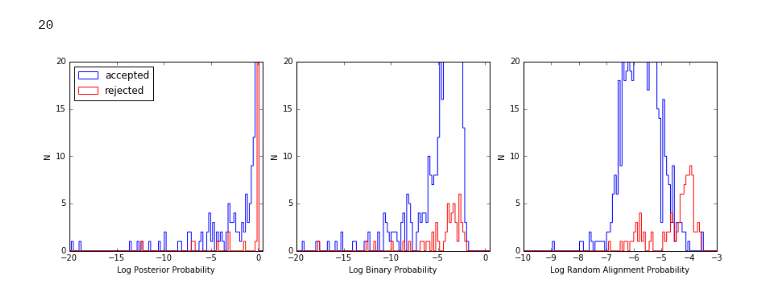
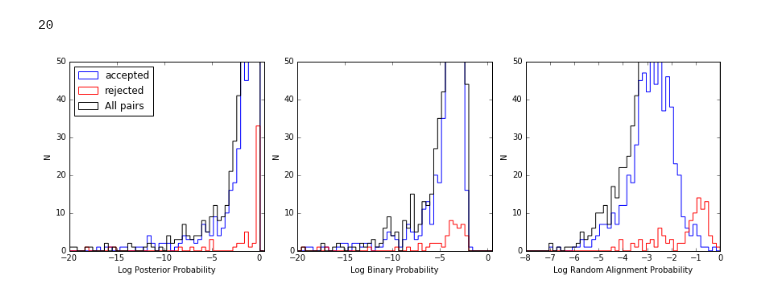
Before and after one commit to astroJeff/gaia_binaries, a Jupyter notebook: notebooks/NLTT.ipynb, the cells around one changed output. Cells and saved outputs as stored; diff of their text form; code cells hidden in the pictures.

```diff
--- a/notebooks/NLTT.ipynb
+++ b/notebooks/NLTT.ipynb
@@ -63,7 +71,0 @@ plt.show()
-# %%
-min_t = 1.0e-3*np.ones(len(t))
-tmp_t_ra = np.max((min_t, t['mu_ra_err']), axis=0)
-tmp_t_dec = np.max((min_t, t['mu_dec_err']), axis=0)
-
-t['mu_ra_err'] = tmp_t_ra
-t['mu_dec_err'] = tmp_t_dec
@@ -960,6 +160,8 @@ dtype = [('NLTT_1','i4'),('NLTT_2','i4'),('P_random','f8'),('P_binary','f8'),('C
 prob_out_CG = np.array([], dtype=dtype)
 
 for pair in CG_pairs:
+
+    if len(prob_out_CG)%100 == 0: print len(prob_out_CG)
 
 #    print pair['NLTT-A'], pair['NLTT-B'], pair['CCode']
 
@@ -990,7 +192,6 @@ for pair in CG_pairs:
     # Get probability of random alignment
     P_random = get_P_random_alignment(star1[0], star1[1], star2[0], star2[1],
                                       star1[2], star1[3], star2[2], star2[3],
-                                      pos_density=pos_density, pm_density=pm_density,
                                       catalog=t)
 
     # Get probability due to true binary
@@ -1031,8 +244,11 @@ pair_CG_reject['P_random'][np.where(pair_CG_reject['P_random'] == 0.0)] = 1.0e-5
 pair_CG_accept['P_binary'][np.where(pair_CG_accept['P_binary'] == 0.0)] = 1.0e-55
 pair_CG_reject['P_binary'][np.where(pair_CG_reject['P_binary'] == 0.0)] = 1.0e-55
 
+
 P_CG_accept = pair_CG_accept['P_binary'] / (pair_CG_accept['P_random'] + pair_CG_accept['P_binary'])
 P_CG_reject = pair_CG_reject['P_binary'] / (pair_CG_reject['P_random'] + pair_CG_reject['P_binary'])
+P_full = prob_out['P_binary'] / (prob_out['P_binary'] + prob_out['P_random'] + 1.0e-50)
+P_full[np.where(np.isnan(P_full))] = 1.0e-50
 # %%
 prob_out = pickle.load( open("../data/rNLTT/prob_out.data", "rb"))
 
@@ -1042,46 +258,49 @@ print len(prob_out)
 # %%
 fig, ax = plt.subplots(1, 3, figsize=(12, 4))
 
+nbins = 50
 
 # Full posterior
 xmin, xmax = -20, 0.5
-ax[0].hist(np.log10(P_CG_accept), bins=100, histtype='step', color='b', range=[xmin, xmax], label='accepted')
-ax[0].hist(np.log10(P_CG_reject), bins=100, histtype='step', color='r', range=[xmin, xmax], label='rejected')
+ax[0].hist(np.log10(P_CG_accept), bins=nbins, histtype='step', color='b', range=[xmin, xmax], label='accepted')
+ax[0].hist(np.log10(P_CG_reject), bins=nbins, histtype='step', color='r', range=[xmin, xmax], label='rejected')
+ax[0].hist(np.log10(P_full), bins=nbins, histtype='step', color='k', range=[xmin, xmax], label='All pairs')
 
 ax[0].set_xlim(xmin, xmax)
-ax[0].set_ylim(0.0, 20.0)
+ax[0].set_ylim(0.0, 50.0)
 ax[0].set_xlabel('Log Posterior Probability')
 ax[0].set_ylabel('N')
 
 ax[0].legend(loc=2)
 
 
 
 # P_binary
 xmin, xmax = -20, 0.5
-ax[1].hist(np.log10(pair_CG_accept['P_binary']), bins=100, histtype='step', color='b', range=[xmin, xmax])
-ax[1].hist(np.log10(pair_CG_reject['P_binary']), bins=100, histtype='step', color='r', range=[xmin, xmax])
+ax[1].hist(np.log10(pair_CG_accept['P_binary']), bins=nbins, histtype='step', color='b', range=[xmin, xmax])
+ax[1].hist(np.log10(pair_CG_reject['P_binary']), bins=nbins, histtype='step', color='r', range=[xmin, xmax])
+ax[1].hist(np.log10(prob_out['P_binary'][np.where(prob_out['P_binary'] > 0.0)]), bins=nbins, histtype='step', color='k', range=[xmin, xmax])
 
 ax[1].set_xlim(xmin, xmax)
-ax[1].set_ylim(0.0, 20.0)
+ax[1].set_ylim(0.0, 50.0)
 ax[1].set_xlabel('Log Binary Probability')
 ax[1].set_ylabel('N')
 
 
 
 # P_random
-xmin, xmax = -10, -3
-ax[2].hist(np.log10(pair_CG_accept['P_random']), bins=100, histtype='step', color='b', range=[xmin, xmax])
-ax[2].hist(np.log10(pair_CG_reject['P_random']), bins=100, histtype='step', color='r', range=[xmin, xmax])
+xmin, xmax = -8,0
+ax[2].hist(np.log10(pair_CG_accept['P_random']), bins=nbins, histtype='step', color='b', range=[xmin, xmax])
+ax[2].hist(np.log10(pair_CG_reject['P_random']), bins=nbins, histtype='step', color='r', range=[xmin, xmax])
+ax[2].hist(np.log10(prob_out['P_random'][np.where(prob_out['P_random'] > 0.0)]), bins=nbins, histtype='step', color='k', range=[xmin, xmax])
 
 ax[2].set_xlim(xmin, xmax)
-ax[2].set_ylim(0.0, 20.0)
+ax[2].set_ylim(0.0, 50.0)
 ax[2].set_xlabel('Log Random Alignment Probability')
 ax[2].set_ylabel('N')
 
 plt.tight_layout()
 plt.savefig('../figures/Prob_CG05.pdf')
-
 #plt.show()
 # %% [output]
-[figure, old version]
+[figure, new version]
```
Also changed, not shown: parts of 41 cells of this notebook, 1 other file.
